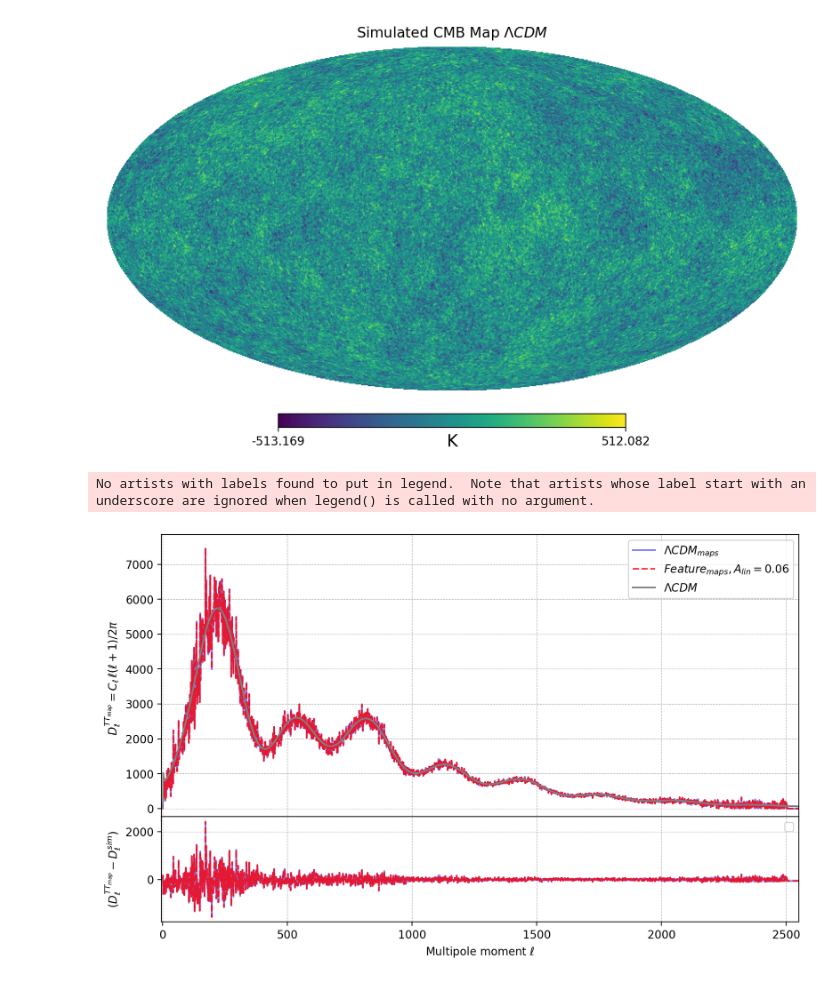
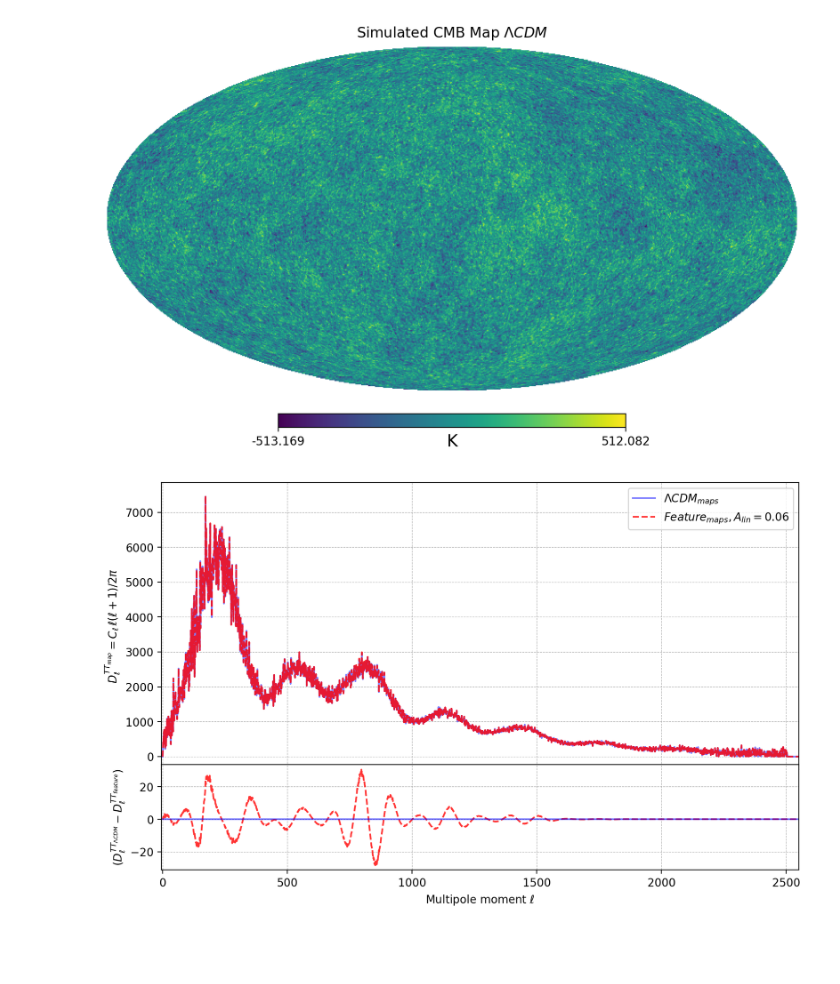
Before and after one commit to SkyExplain/SkySimulation, a Jupyter notebook: Notebooks/FeaturePk_CAMB_vs_anafast.ipynb, the cells around one changed output. Cells and saved outputs as stored; diff of their text form; code cells hidden in the pictures; blank space fills up the shorter version.

Commit message:
New feature plots after cl -> maps -> cl, feature recovered

```diff
--- a/Notebooks/FeaturePk_CAMB_vs_anafast.ipynb
+++ b/Notebooks/FeaturePk_CAMB_vs_anafast.ipynb
@@ -176,39 +174,39 @@ hp.mollview(cmb_map_lcdm, title="Simulated CMB Map $\Lambda CDM$", unit="K")
 cl_tt_map_feature = hp.anafast(cmb_map_feature, pol=True)
 cl_tt_map_lcdm = hp.anafast(cmb_map_lcdm, pol=True)
 
 ell = np.arange(len(Power_spectra[0]))
 #lmax = len(cl_tt_map)
 lmax = len(cl_tt_map_feature)
 
 fig = plt.figure(figsize=(10, 6))
 
 #Upper plot (Power Spectrum)
 frame1 = fig.add_axes((.1, .4, .8, .6))
 frame1.plot(ell[:lmax], Dls(ell[:lmax], cl_tt_map_lcdm)[:lmax],
             label='$\Lambda CDM_{maps}$', alpha=0.5, color='blue')
 frame1.plot(ell[:lmax], Dls(ell[:lmax], cl_tt_map_feature)[:lmax],
             label='$Feature_{maps}, A_{lin}=0.06$', alpha=0.8, color='red', linestyle='--')
-frame1.plot(ell, Power_spectra_normal[1],
-            label='$\Lambda CDM$', color='gray')
+#frame1.plot(ell, Power_spectra_normal[1],
+            #label='$\Lambda CDM$', color='gray')
 frame1.set_xlabel(r'Multipole moment $\ell$')
 frame1.set_ylabel(r'$D_\ell^{TT_{map}}=C_\ell \, \ell(\ell+1)/2\pi$')
 frame1.set_xlim(-5, len(Power_spectra[0]))
 frame1.tick_params(axis='x', labelsize=0.1)
 frame1.grid(True, which='both', linestyle='--', linewidth=0.5)
 frame1.legend()
 
 frame2 = fig.add_axes((.1, .19, .8, .22), sharex=frame1)
-diff1 = (Dls(ell[:lmax], cl_tt_map_feature) - Power_spectra_normal[1][:lmax])
-diff2 = (Dls(ell[:lmax], cl_tt_map_lcdm) - Power_spectra_normal[1][:lmax])
-frame2.plot(ell[:lmax], diff2, color='blue', alpha=0.5)
+#diff1 = (Dls(ell[:lmax], cl_tt_map_feature) - Power_spectra_normal[1][:lmax])
+#diff2 = (Dls(ell[:lmax], cl_tt_map_lcdm) - Power_spectra_normal[1][:lmax])
+diff1 = np.array(Dls(ell[:lmax], cl_tt_map_feature)) - np.array(Dls(ell[:lmax], cl_tt_map_lcdm))
+#frame2.plot(ell[:lmax], diff2, color='blue', alpha=0.5)
 frame2.plot(ell[:lmax], diff1, alpha=0.8, color='red', linestyle='--')
+frame2.axhline(y=0, alpha=0.5, color='blue')
 frame2.set_xlabel(r'Multipole moment $\ell$')
-frame2.set_ylabel(r'$(D_\ell^{TT_{map}} - D_\ell^{sim})$')
+frame2.set_ylabel(r'$(D_\ell^{TT_{\Lambda CDM}} - D_\ell^{TT_{feature}})$')
 frame2.tick_params(axis='x', labelsize=10)
 frame2.grid(True, which='both', linestyle='--', linewidth=0.5)
-frame2.legend()
 
 plt.show()
 # %% [output]
-No artists with labels found to put in legend.  Note that artists whose label start with an underscore are ignored when legend() is called with no argument.
-[figure, old version]
+[figure, new version]
```
Also changed, not shown: parts of 2 cells of this notebook.
